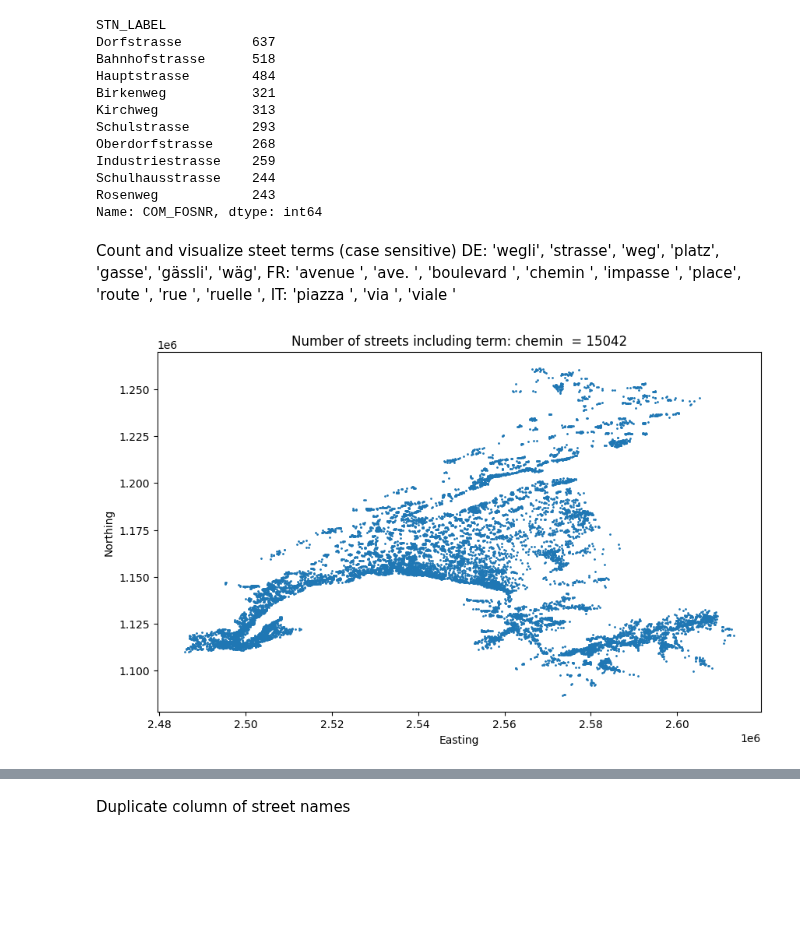
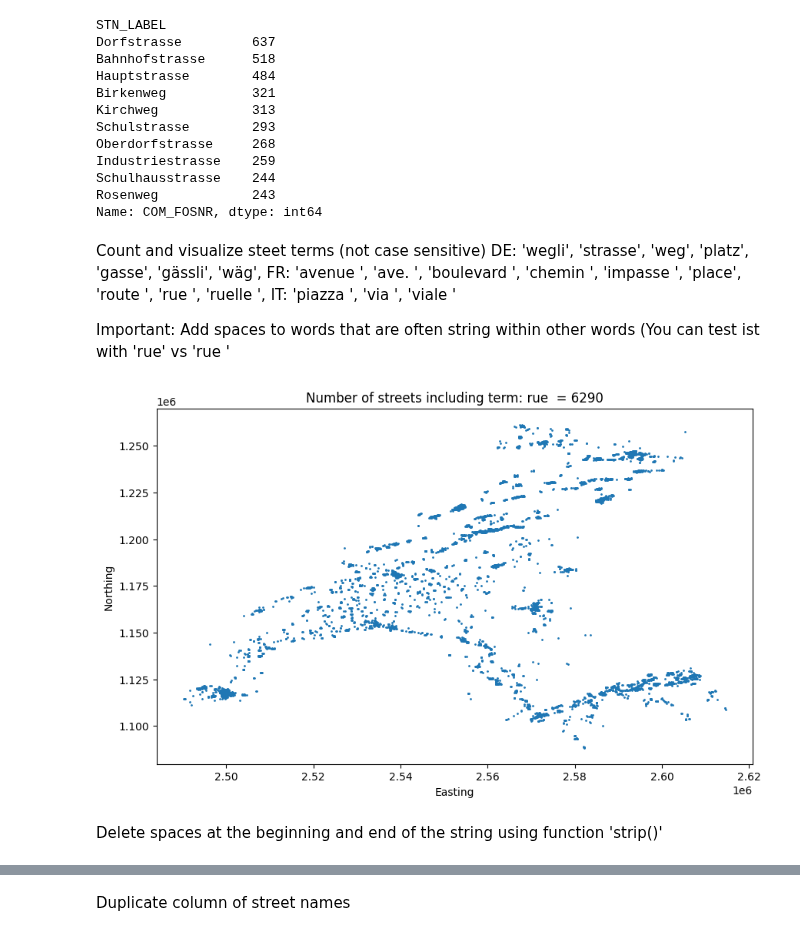
Before and after one commit to CaptainInler/cassda-zertifikatsarbeit, a Jupyter notebook: Datapreparation/Extract_street_terms_from_street_names.ipynb, the cells around one changed output, grey strips where cells are left out. Cells and saved outputs as stored; diff of their text form; code cells hidden in the pictures; blank space fills up the shorter version.

```diff
--- a/Datapreparation/Extract_street_terms_from_street_names.ipynb
+++ b/Datapreparation/Extract_street_terms_from_street_names.ipynb
@@ -161,23 +163,27 @@ Schulhausstrasse    244
 Rosenweg            243
 Name: COM_FOSNR, dtype: int64
 # %% [markdown]
-Count and visualize steet terms (case sensitive)
+Count and visualize steet terms (not case sensitive)
 DE: 'wegli', 'strasse', 'weg', 'platz', 'gasse', 'gässli', 'wäg',
 FR: 'avenue ', 'ave. ', 'boulevard ', 'chemin ', 'impasse ', 'place', 'route ', 'rue ', 'ruelle ',
 IT: 'piazza ', 'via ', 'viale '
+
+Important: Add spaces to words that are often string within other words (You can test ist with 'rue' vs 'rue '
 # %%
 import matplotlib.pyplot as plt
 
-searchString = "chemin "
+searchString = "rue "
 searchStringStrassen = streetnames.loc[streetnames.STN_LABEL.str.contains(searchString, case=False)]
 count = len(searchStringStrassen)
 count = "Number of streets including term: "+ searchString + " = "+  str(count)
 
 fig, ax = plt.subplots(figsize=(10, 6))
 plt.scatter(x=searchStringStrassen['STR_EASTING'], y=searchStringStrassen['STR_NORTHING'], s = 1)
 plt.xlabel("Easting")
 plt.ylabel("Northing")
 plt.title(count)
 plt.show()
 # %% [output]
-[figure, old version]
+[figure, new version]
+# %% [markdown]
+Delete spaces at the beginning and end of the string using function 'strip()'
```
Also changed, not shown: parts of 29 cells of this notebook, 1 other file.
